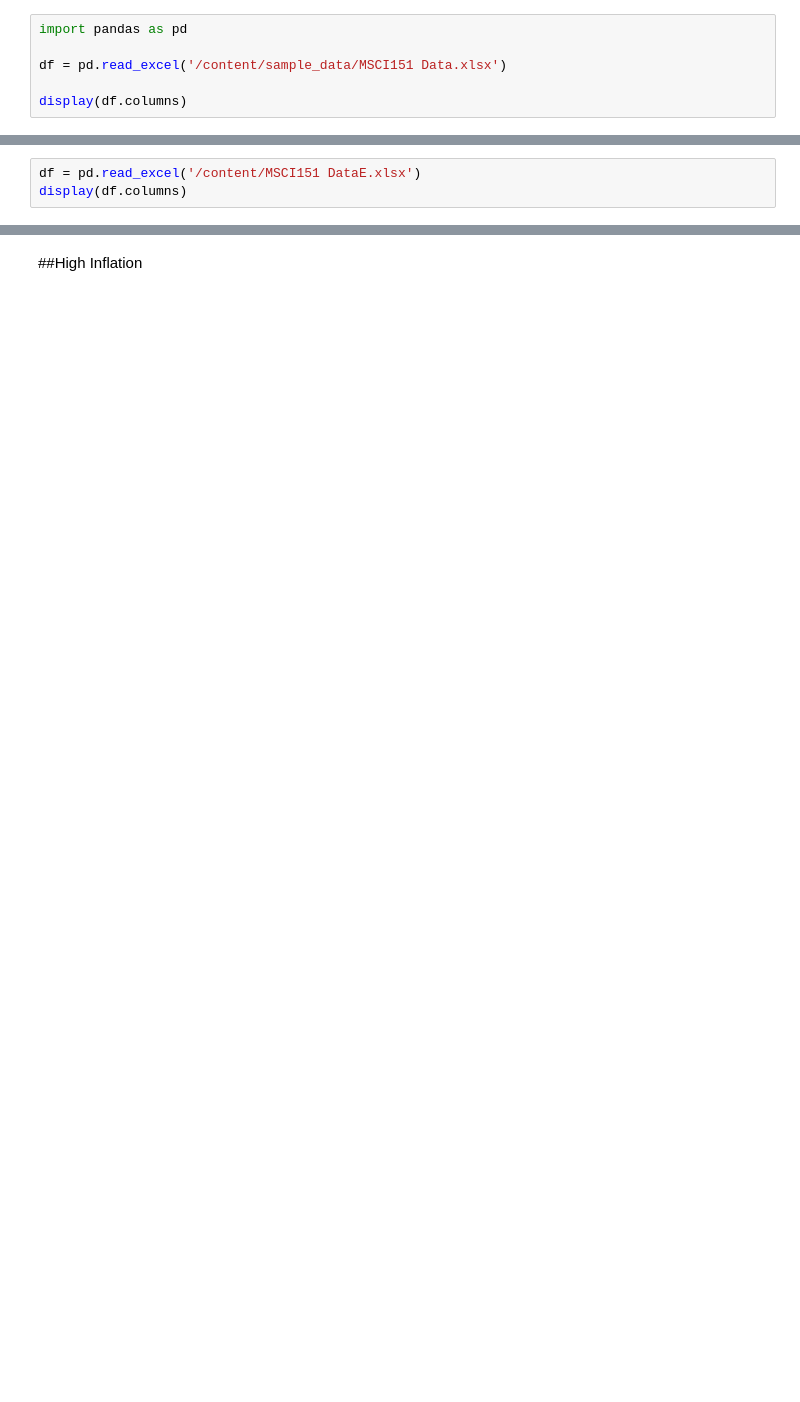
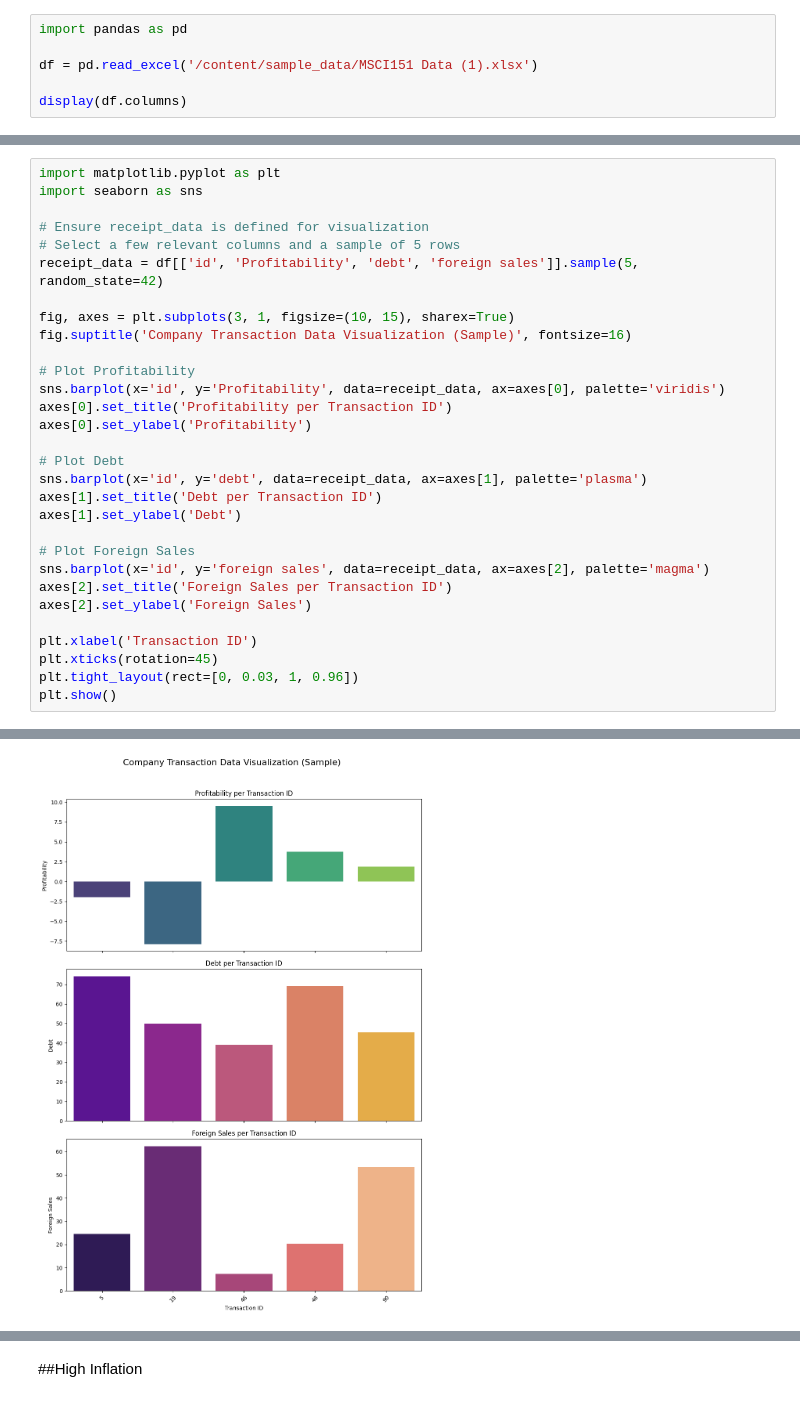
Before and after one commit to Edgar121207/MSCI-151, a Jupyter notebook: CW4_Muhammad_Edgar_Al_Farizi.ipynb, the cells around one changed output, grey strips where cells are left out. Cells and saved outputs as stored; diff of their text form; blank space fills up the shorter version.

```diff
--- a/CW4_Muhammad_Edgar_Al_Farizi.ipynb
+++ b/CW4_Muhammad_Edgar_Al_Farizi.ipynb
@@ -3,7 +3,7 @@
 # %%
 import pandas as pd
 
-df = pd.read_excel('/content/sample_data/MSCI151 Data.xlsx')
+df = pd.read_excel('/content/sample_data/MSCI151 Data (1).xlsx')
 
 display(df.columns)
 # %% [output]
@@ -66,3 +81,0 @@ print(f"R-squared (R2): {r2:.2f}")
-# %%
-df = pd.read_excel('/content/MSCI151 DataE.xlsx')
-display(df.columns)
@@ -115,0 +158,31 @@ display(loading_factors)
+# %%
+import matplotlib.pyplot as plt
+import seaborn as sns
+
+# Ensure receipt_data is defined for visualization
+# Select a few relevant columns and a sample of 5 rows
+receipt_data = df[['id', 'Profitability', 'debt', 'foreign sales']].sample(5, random_state=42)
+
+fig, axes = plt.subplots(3, 1, figsize=(10, 15), sharex=True)
+fig.suptitle('Company Transaction Data Visualization (Sample)', fontsize=16)
+
+# Plot Profitability
+sns.barplot(x='id', y='Profitability', data=receipt_data, ax=axes[0], palette='viridis')
+axes[0].set_title('Profitability per Transaction ID')
+axes[0].set_ylabel('Profitability')
+
+# Plot Debt
+sns.barplot(x='id', y='debt', data=receipt_data, ax=axes[1], palette='plasma')
+axes[1].set_title('Debt per Transaction ID')
+axes[1].set_ylabel('Debt')
+
+# Plot Foreign Sales
+sns.barplot(x='id', y='foreign sales', data=receipt_data, ax=axes[2], palette='magma')
+axes[2].set_title('Foreign Sales per Transaction ID')
+axes[2].set_ylabel('Foreign Sales')
+
+plt.xlabel('Transaction ID')
+plt.xticks(rotation=45)
+plt.tight_layout(rect=[0, 0.03, 1, 0.96])
+plt.show()
+# %% [output]
@@ -115,0 +200 @@ display(loading_factors)
+[figure, added]
```
Also changed, not shown: parts of 49 cells of this notebook.
